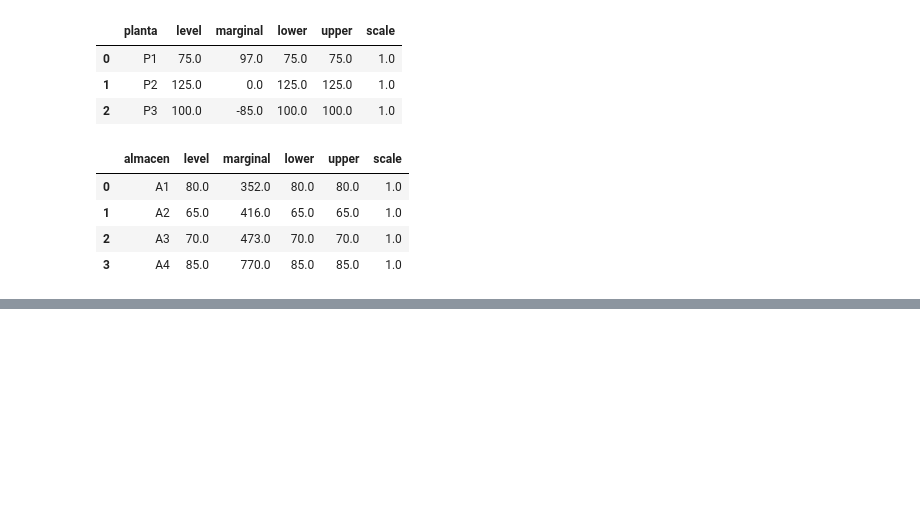
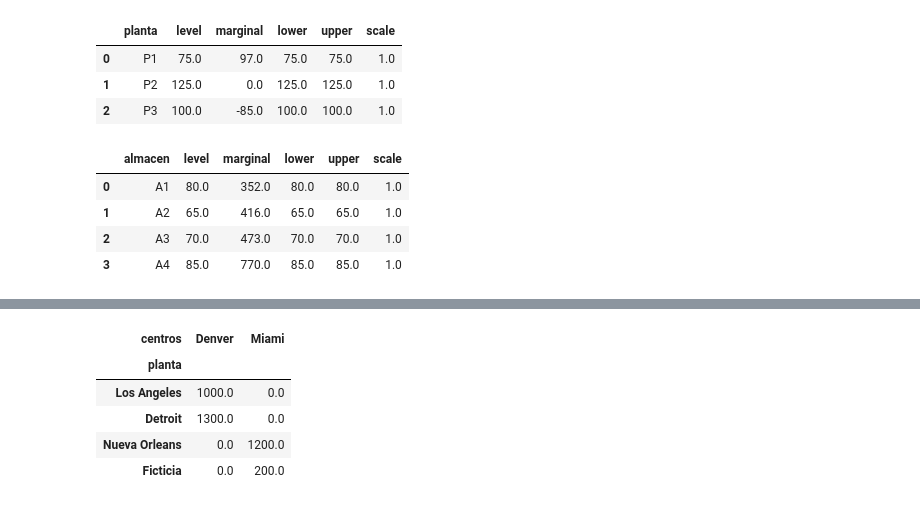
Before and after one commit to hfelizzola/Investigaciones-de-Operaciones-I, a Jupyter notebook: flujo-redes/03_modelo_transporte.ipynb, the cells around one changed output, grey strips where cells are left out. Cells and saved outputs as stored; diff of their text form; code cells hidden in the pictures; blank space fills up the shorter version.

```diff
--- a/flujo-redes/03_modelo_transporte.ipynb
+++ b/flujo-redes/03_modelo_transporte.ipynb
@@ -139,0 +322,9 @@ demanda_max.records
+# %%
+x.records.pivot(index="planta", columns="centros", values='level')
+# %% [output]
+| centros | Denver | Miami |
+| planta |  |  |
+| Los Angeles | 1000.0 | 0.0 |
+| Detroit | 1300.0 | 0.0 |
+| Nueva Orleans | 0.0 | 1200.0 |
+| Ficticia | 0.0 | 200.0 |
```
Also changed, not shown: parts of 13 cells of this notebook.
